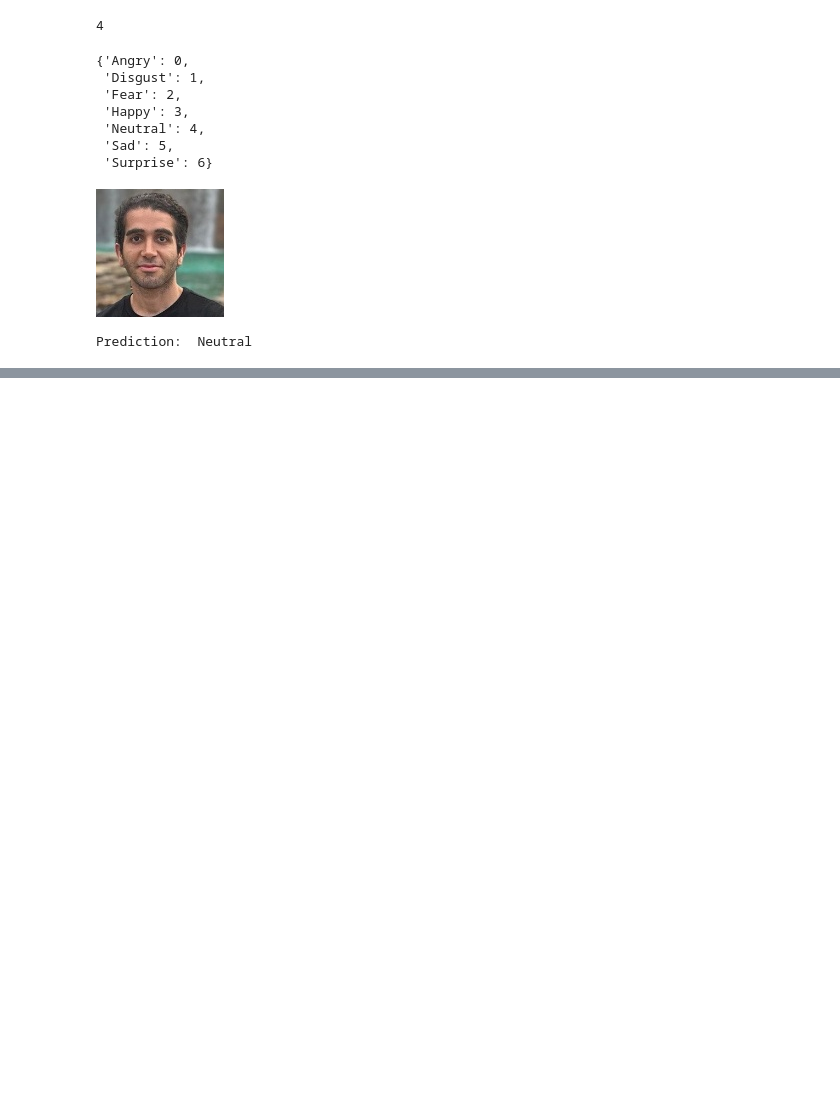
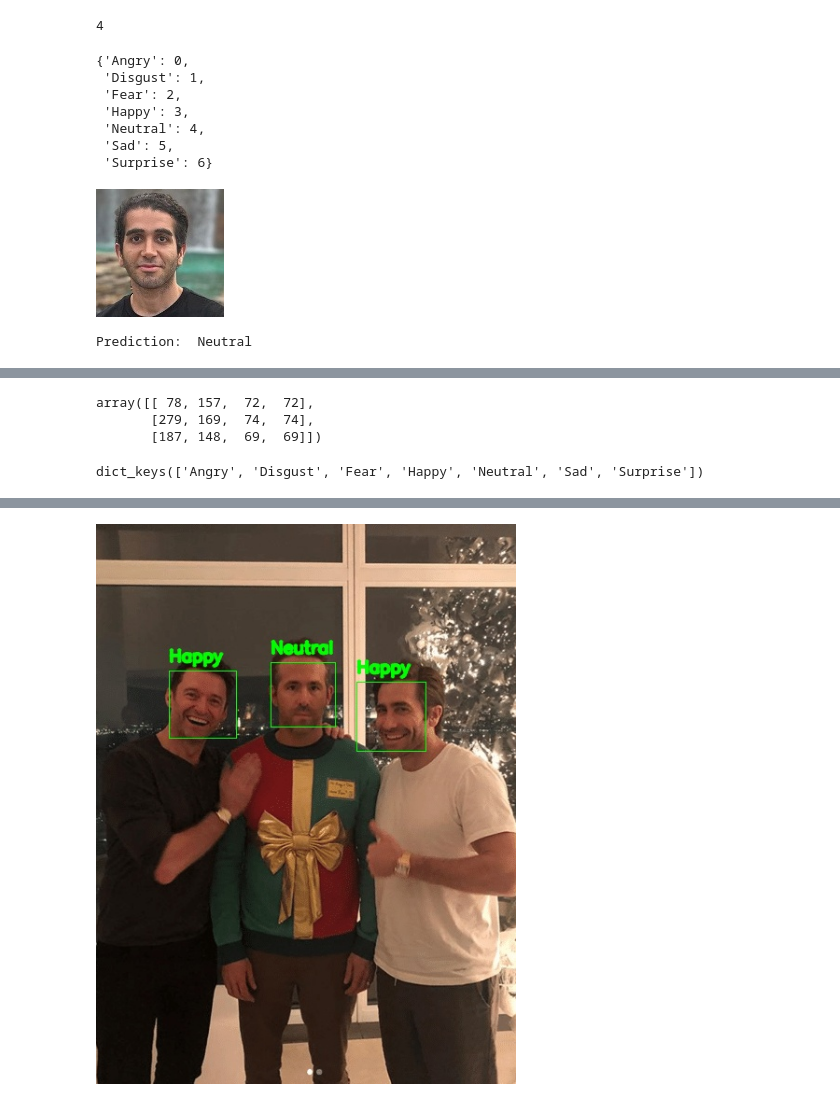
Before and after one commit to ArianFotouhi/FaceEmotionDetector, a Jupyter notebook: emotion_detector.ipynb, the cells around one changed output, grey strips where cells are left out. Drawn from its saved outputs; the diff is of its cells as text; code cells hidden in the pictures; blank space fills up the shorter version.

```diff
--- a/emotion_detector.ipynb
+++ b/emotion_detector.ipynb
@@ -415,0 +423,29 @@ Prediction:  Neutral
+# %%
+faces = face_detector.detectMultiScale(image)
+faces
+# %% [output]
+array([[ 78, 157,  72,  72],
+       [279, 169,  74,  74],
+       [187, 148,  69,  69]])
+# %%
+test_dataset.class_indices.keys()
+# %% [output]
+dict_keys(['Angry', 'Disgust', 'Fear', 'Happy', 'Neutral', 'Sad', 'Surprise'])
+# %%
+emotions = ['Angry', 'Disgust', 'Fear', 'Happy', 'Neutral', 'Sad', 'Surprise']
+# %%
+for (x, y, w, h) in faces:
+  cv2.rectangle(image, (x, y), (x + w, y + h), (0, 255, 0), 1)
+  roi = image[y:y + h, x:x + w]
+  #cv2_imshow(roi)
+  roi = cv2.resize(roi, (48, 48))
+  #cv2_imshow(roi)
+  roi = roi / 255
+  roi = np.expand_dims(roi, axis = 0)
+  #print(roi.shape)
+  prediction = network_loaded.predict(roi)
+  #print(prediction)
+  cv2.putText(image, emotions[np.argmax(prediction)], (x, y - 10), cv2.FONT_HERSHEY_SIMPLEX, 0.6, (0,255,0), 2, cv2.LINE_AA)
+
+display(Image(data=cv2.imencode('.jpg', image)[1].tobytes()))
+# %% [output]
@@ -415,0 +455 @@ Prediction:  Neutral
+[figure, added]
```
Also changed, not shown: parts of 3 cells of this notebook.
